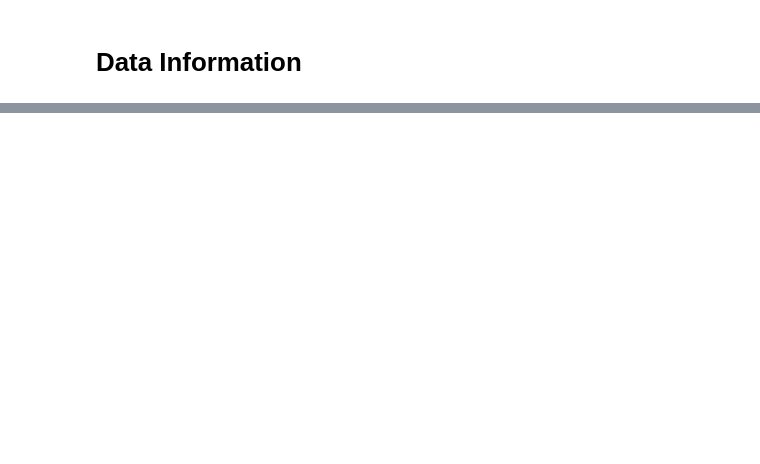
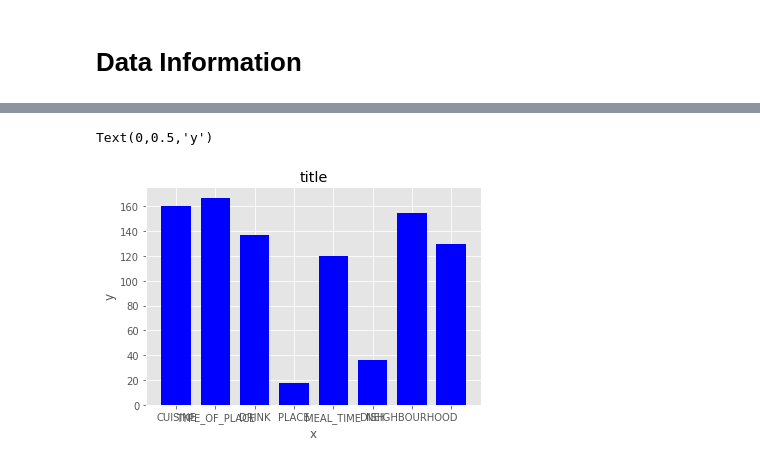
Before and after one commit to erh94/DetectionofBreastCancerUsingDL, a Jupyter notebook: testing/Untitled.ipynb, the cells around one changed output, grey strips where cells are left out. Cells and saved outputs as stored; diff of their text form; code cells hidden in the pictures; blank space fills up the shorter version.

```diff
--- a/testing/Untitled.ipynb
+++ b/testing/Untitled.ipynb
@@ -22,3 +105,31 @@ train_df = createTrainFrame('/home/himanshu')
+# %%
+import os
+import numpy as np
+import matplotlib.pyplot as plt
+
+x = ['INFO', 'CUISINE', 'TYPE_OF_PLACE', 'DRINK', 'PLACE', 'MEAL_TIME', 'DISH', 'NEIGHBOURHOOD']
+y = [160, 167, 137, 18, 120, 36, 155, 130]
+
+# x=keys
+# y=values
+# print(x)
+fig, ax = plt.subplots()
+width = 0.75 # the width of the bars
+ind = np.arange(len(y))  # the x locations for the groups
+ax.bar(ind, y, width, color="blue")
+# ax.set_yticks(ind+width/2)
+# ax.set_yticklabels(x, minor=False)
+ax.set_xticklabels(x)
+plt.title('title')
+plt.xlabel('x')
+plt.ylabel('y')
+# for i, v in enumerate(y):
+#     ax.text(v + 3, i + .25, str(v), color='blue', fontweight='bold')
+#plt.show()
+# plt.savefig(os.path.join('test.png'), dpi=300, format='png', bbox_inches='tight') # use format='svg' or 'pdf' for vectorial pictures
+# %% [output]
+Text(0,0.5,'y')
+[figure, added]
 # %%
 img_df = train_df['image file path']
 mask_df = train_df['cropped image file path']
```
Also changed, not shown: parts of 15 cells of this notebook, 4 other files.
